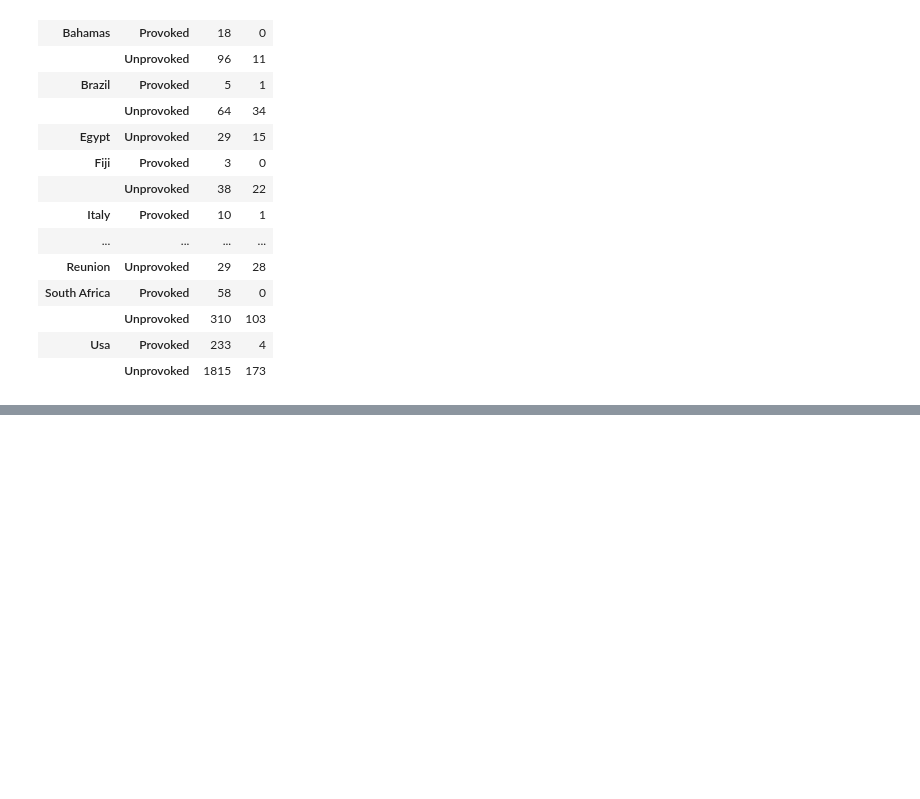
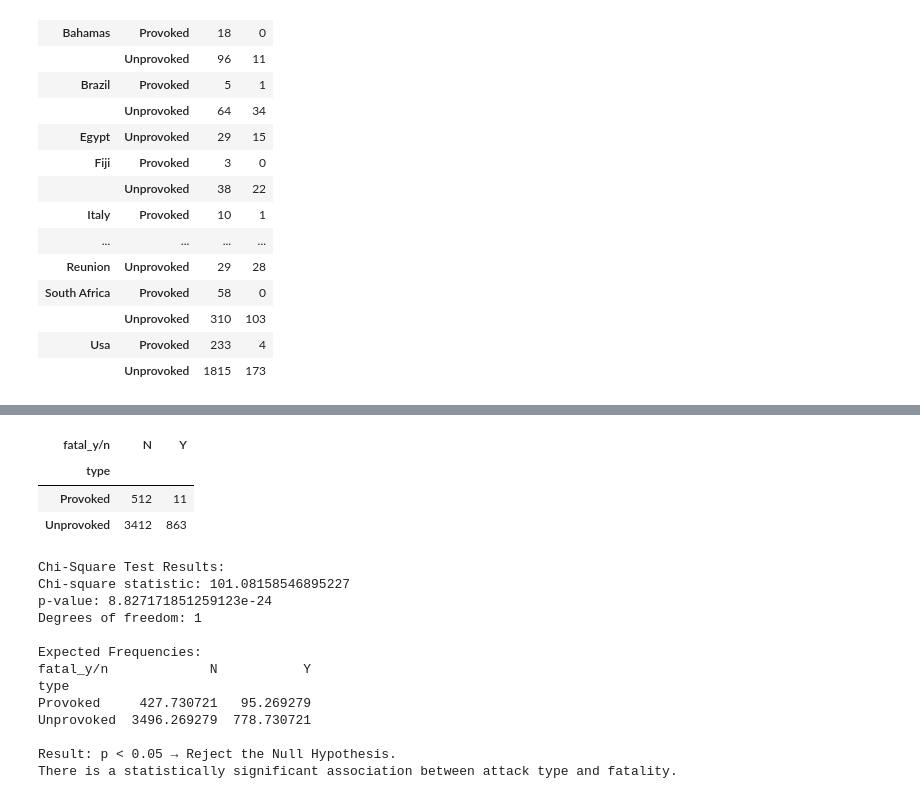
Before and after one commit to rado911/SHARK_ATTACKS, a Jupyter notebook: Mini_Project_1.ipynb, the cells around one changed output, grey strips where cells are left out. Saved outputs shown, nothing was run; the diff lists cells and outputs as text; code cells hidden in the pictures; blank space fills up the shorter version.

Commit message:
added barcharts of results and chi-square test to see if our hypothesis was refuted or no

```diff
--- a/Mini_Project_1.ipynb
+++ b/Mini_Project_1.ipynb
@@ -479,0 +500,55 @@ pd.crosstab([sharkattacks_data["country"], sharkattacks_data["type"]], sharkatta
+# %%
+# CHI-SQUARE TEST: TO DIRECTLY TEST OUR HYPOTHESIS AND DETERMINE IF THERE IS A STATISTICALLY SIGNIFICANT ASSOCIATION BETWEEN ATTACK TYPE AND FATALITY OUTCOME
+
+import pandas as pd
+from scipy.stats import chi2_contingency
+
+#FIRST WE NEED TO CREATE A CONTINGENCY TABLE TO SHOW THE FREQUENCY OF FATAL AND NON-FATAL ATTACKS FOR EACH TYPE
+
+contingency_table = pd.crosstab(sharkattacks_data["type"], sharkattacks_data["fatal_y/n"])
+display(contingency_table)
+
+# THEN WE PERFORM A CHI-SQUARE TEST
+
+chi2, p, dof, expected = chi2_contingency(contingency_table)
+
+print("\nChi-Square Test Results:")
+print("Chi-square statistic:", chi2)
+print("p-value:", p)
+print("Degrees of freedom:", dof)
+
+# LETS DISPLAY OUR EXPECTED FREQUENCIES
+
+expected_df = pd.DataFrame(expected, index=contingency_table.index, columns=contingency_table.columns)
+
+print("\nExpected Frequencies:")
+print(expected_df)
+
+#INTERPRETATION: WHAT DOES OUR TEST TELL US?
+
+sigfig = 0.05  # significance level
+
+if p < sigfig:
+    print("\nResult: p < 0.05 → Reject the Null Hypothesis.")
+    print("There is a statistically significant association between attack type and fatality.")
+else:
+    print("\nResult: p ≥ 0.05 → Fail to Reject the Null Hypothesis.")
+    print("There is no statistically significant association between attack type and fatality.")
+# %% [output]
+| fatal_y/n | N | Y |
+| type |  |  |
+| Provoked | 512 | 11 |
+| Unprovoked | 3412 | 863 |
+Chi-Square Test Results:
+Chi-square statistic: 101.08158546895227
+p-value: 8.827171851259123e-24
+Degrees of freedom: 1
+
+Expected Frequencies:
+fatal_y/n             N           Y
+type
+Provoked     427.730721   95.269279
+Unprovoked  3496.269279  778.730721
+
+Result: p < 0.05 → Reject the Null Hypothesis.
+There is a statistically significant association between attack type and fatality.
```
Also changed, not shown: parts of 6 cells of this notebook.
